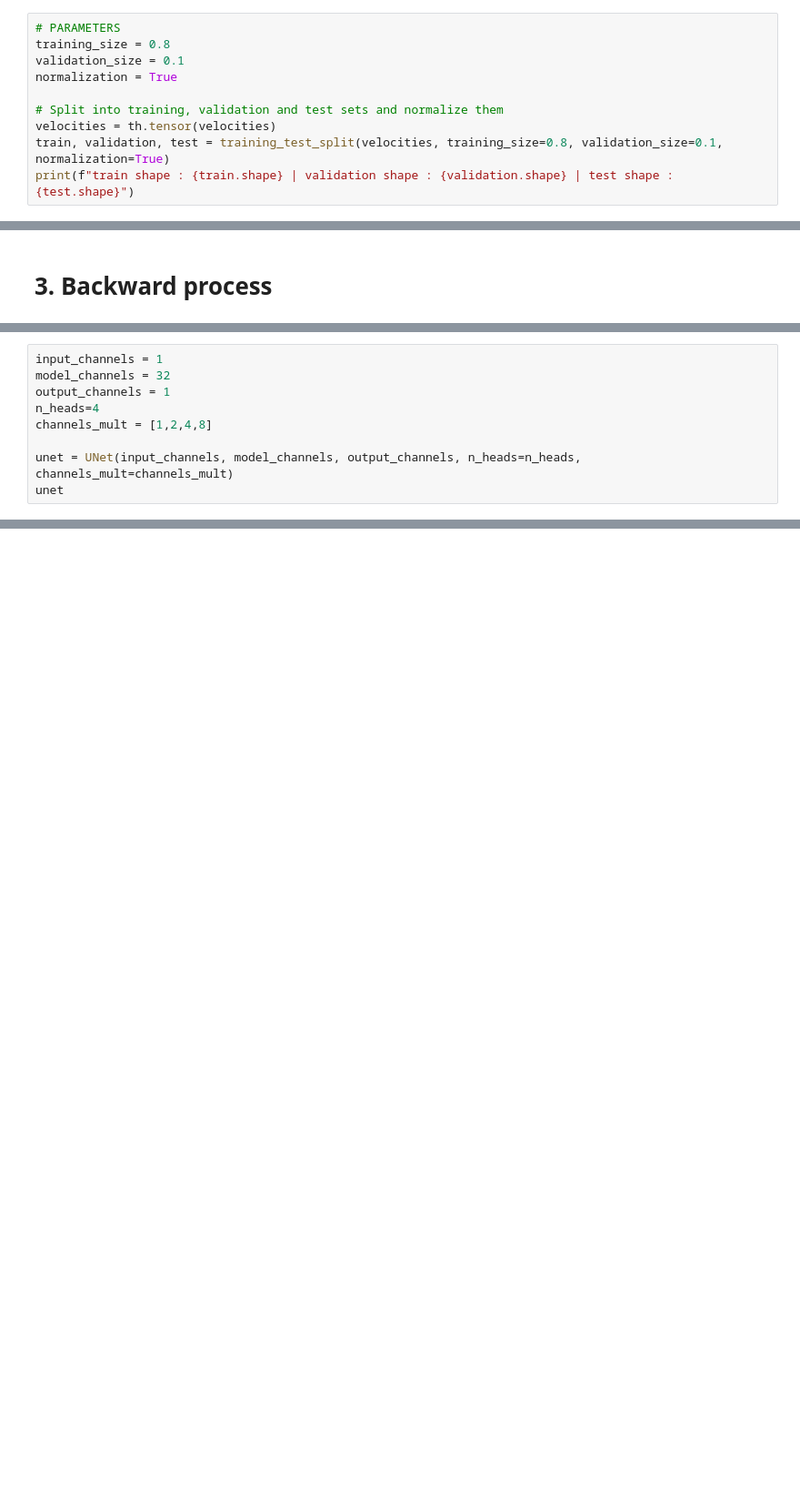
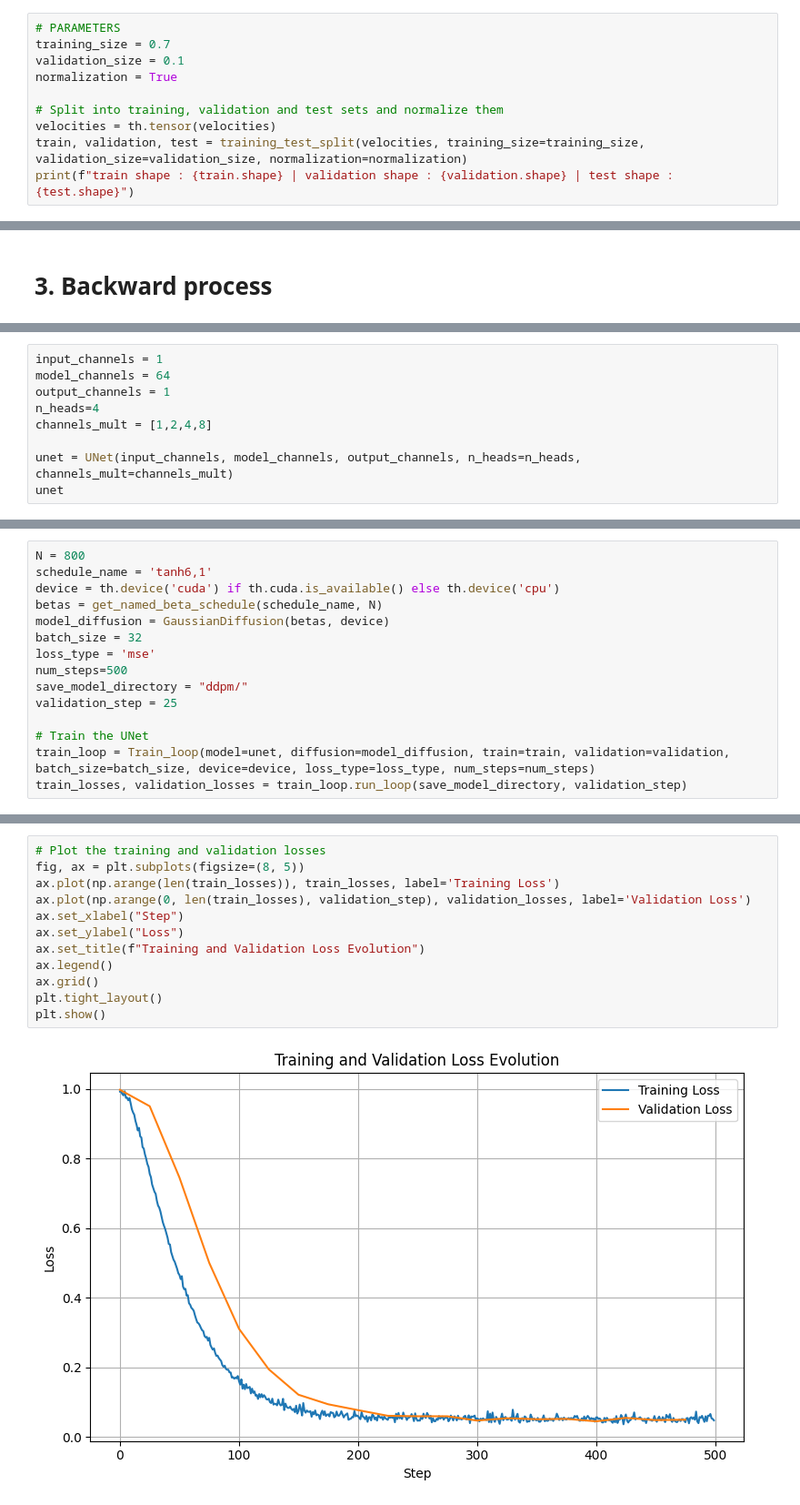
Before and after one commit to JLiOngit/Diffusion-model---Generation-of-turbulence-time-series, a Jupyter notebook: demo.ipynb, the cells around one changed output, grey strips where cells are left out. Shown at 91% size. Cells and saved outputs as stored; diff of their text form; blank space fills up the shorter version.

Commit message:
first training

```diff
--- a/demo.ipynb
+++ b/demo.ipynb
@@ -18,12 +18,12 @@ velocities.shape
 (768, 1, 2000)
 # %%
 # PARAMETERS
-training_size = 0.8
+training_size = 0.7
 validation_size = 0.1
 normalization = True
 
 # Split into training, validation and test sets and normalize them
 velocities = th.tensor(velocities)
-train, validation, test = training_test_split(velocities, training_size=0.8, validation_size=0.1, normalization=True)
+train, validation, test = training_test_split(velocities, training_size=training_size, validation_size=validation_size, normalization=normalization)
 print(f"train shape : {train.shape} | validation shape : {validation.shape} | test shape : {test.shape}")
 # %% [output]
@@ -96,6 +94,6 @@ plot_forward(V0=V0, num_diffusion_steps=N, schedule_name=schedule_name, diffusio
 # %%
 input_channels = 1
-model_channels = 32
+model_channels = 64
 output_channels = 1
 n_heads=4
 channels_mult = [1,2,4,8]
@@ -122,0 +123,15 @@ UNet(
+# %%
+N = 800
+schedule_name = 'tanh6,1'
+device = th.device('cuda') if th.cuda.is_available() else th.device('cpu')
+betas = get_named_beta_schedule(schedule_name, N)
+model_diffusion = GaussianDiffusion(betas, device)
+batch_size = 32
+loss_type = 'mse'
+num_steps=500
+save_model_directory = "ddpm/"
+validation_step = 25
+
+# Train the UNet
+train_loop = Train_loop(model=unet, diffusion=model_diffusion, train=train, validation=validation, batch_size=batch_size, device=device, loss_type=loss_type, num_steps=num_steps)
+train_losses, validation_losses = train_loop.run_loop(save_model_directory, validation_step)
@@ -122,0 +156,14 @@ UNet(
+# %%
+# Plot the training and validation losses
+fig, ax = plt.subplots(figsize=(8, 5))
+ax.plot(np.arange(len(train_losses)), train_losses, label='Training Loss')
+ax.plot(np.arange(0, len(train_losses), validation_step), validation_losses, label='Validation Loss')
+ax.set_xlabel("Step")
+ax.set_ylabel("Loss")
+ax.set_title(f"Training and Validation Loss Evolution")
+ax.legend()
+ax.grid()
+plt.tight_layout()
+plt.show()
+# %% [output]
+[figure, added]
```
Also changed, not shown: parts of 5 cells of this notebook, 3 other files.
